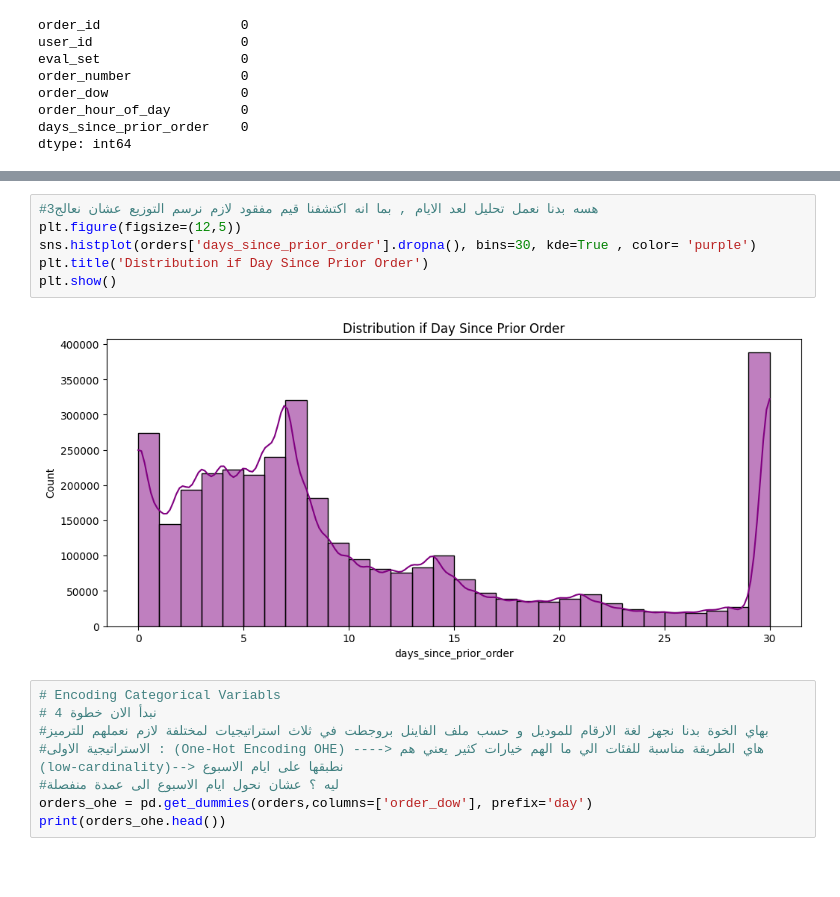
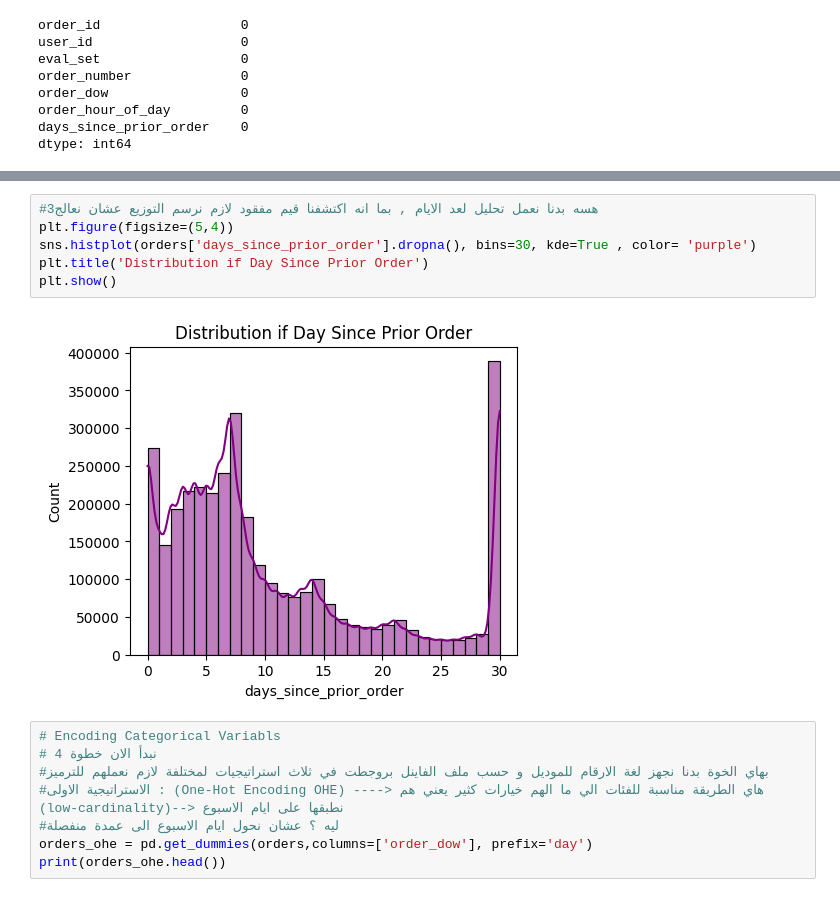
Before and after one commit to reembk5/reem-ML, a Jupyter notebook: task_A_REEM_177645.ipynb, the cells around one changed output, grey strips where cells are left out. Saved outputs shown, nothing was run; the diff lists cells and outputs as text; blank space fills up the shorter version.

```diff
--- a/task_A_REEM_177645.ipynb
+++ b/task_A_REEM_177645.ipynb
@@ -86,11 +86,11 @@ plt.show()
 # %%
 #3هسه بدنا نعمل تحليل لعد الايام , بما انه اكتشفنا قيم مفقود لازم نرسم التوزيع عشان نعالج
-plt.figure(figsize=(12,5))
+plt.figure(figsize=(5,4))
 sns.histplot(orders['days_since_prior_order'].dropna(), bins=30, kde=True , color= 'purple')
 plt.title('Distribution if Day Since Prior Order')
 plt.show()
 # %% [output]
-[figure, old version]
+[figure, new version]
 # %%
 # Encoding Categorical Variabls
 # نبدأ الان خطوة 4
```
Also changed, not shown: parts of 13 cells of this notebook.
